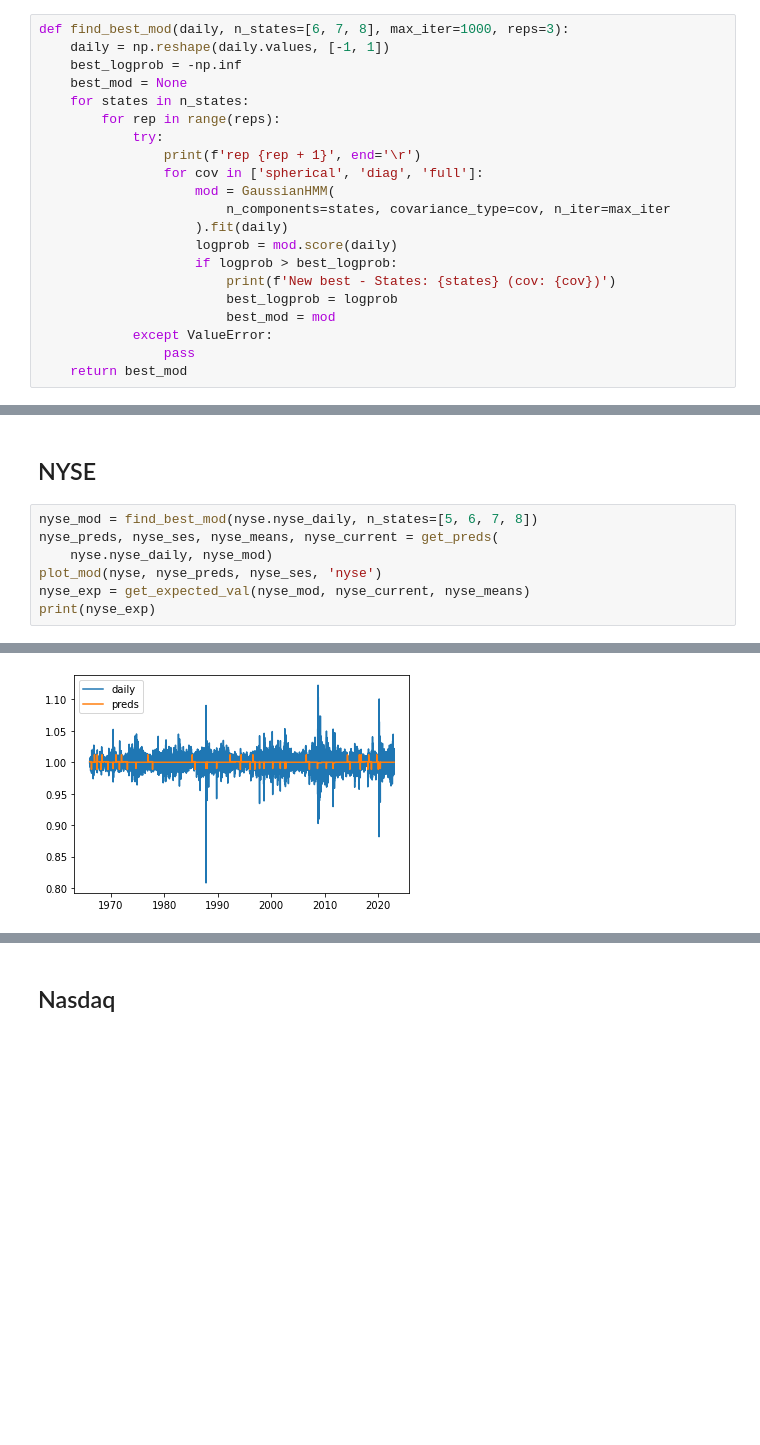
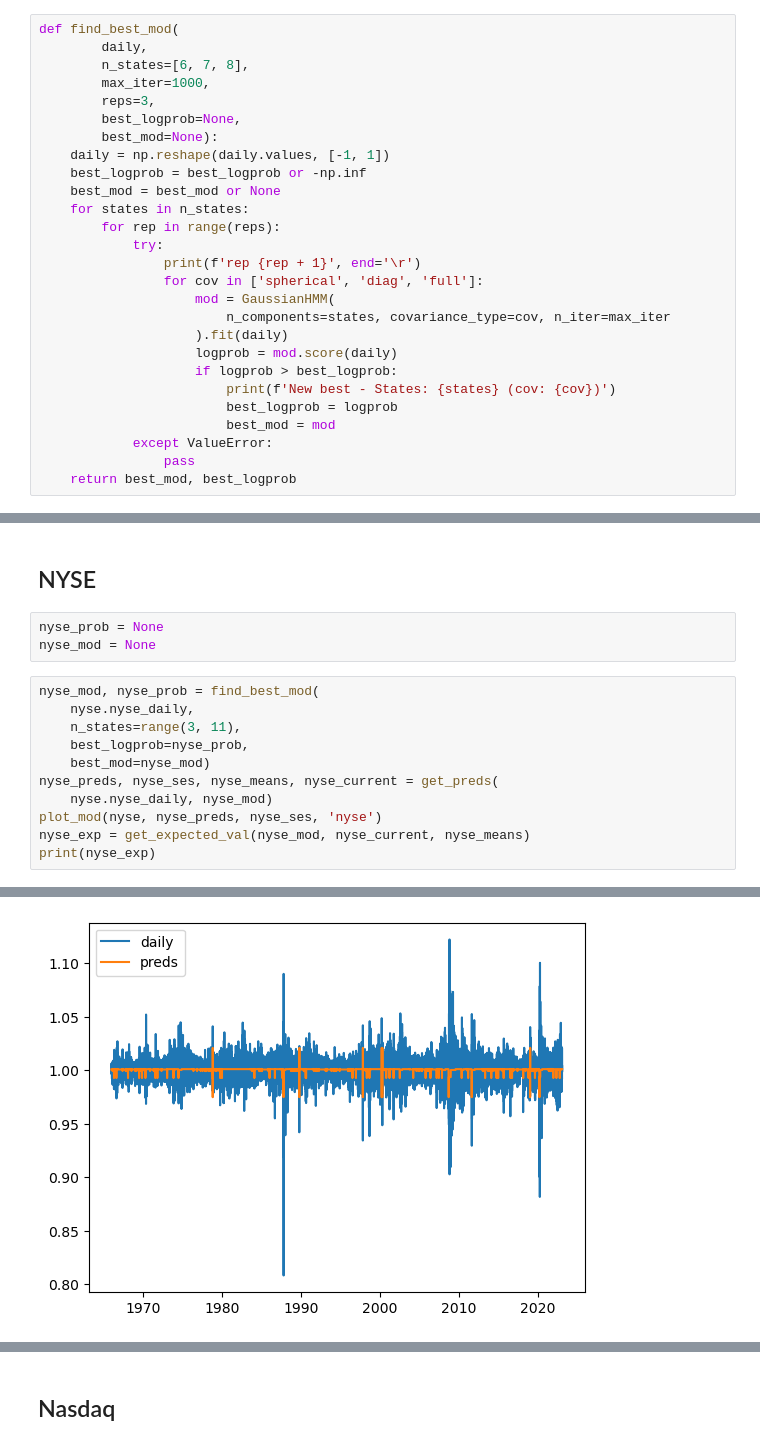
Before and after one commit to damiansp/marketModeling, a Jupyter notebook: notebooks/HMM.py.ipynb, the cells around one changed output, grey strips where cells are left out. Drawn from its saved outputs; the diff is of its cells as text; blank space fills up the shorter version.

```diff
--- a/notebooks/HMM.py.ipynb
+++ b/notebooks/HMM.py.ipynb
@@ -99,10 +101,16 @@ nas.head()
 | 1971-02-10 | 100.690002 | 0.999305 |
 | 1971-02-11 | 101.449997 | 1.007548 |
 # %%
-def find_best_mod(daily, n_states=[6, 7, 8], max_iter=1000, reps=3):
+def find_best_mod(
+        daily,
+        n_states=[6, 7, 8],
+        max_iter=1000,
+        reps=3,
+        best_logprob=None,
+        best_mod=None):
     daily = np.reshape(daily.values, [-1, 1])
-    best_logprob = -np.inf
-    best_mod = None
+    best_logprob = best_logprob or -np.inf
+    best_mod = best_mod or None
     for states in n_states:
         for rep in range(reps):
             try:
@@ -118,7 +126,7 @@ def find_best_mod(daily, n_states=[6, 7, 8], max_iter=1000, reps=3):
                         best_mod = mod
             except ValueError:
                 pass
-    return best_mod
+    return best_mod, best_logprob
 # %%
 def get_preds(daily, mod):
     daily = np.reshape(daily.values, [-1, 1])
@@ -174,7 +189,14 @@ New best - States: 4 (cov: full)
 # %% [markdown]
 ## NYSE
+# %%
+nyse_prob = None
+nyse_mod = None
 # %%
-nyse_mod = find_best_mod(nyse.nyse_daily, n_states=[5, 6, 7, 8])
+nyse_mod, nyse_prob = find_best_mod(
+    nyse.nyse_daily,
+    n_states=range(3, 11),
+    best_logprob=nyse_prob,
+    best_mod=nyse_mod)
 nyse_preds, nyse_ses, nyse_means, nyse_current = get_preds(
     nyse.nyse_daily, nyse_mod)
 plot_mod(nyse, nyse_preds, nyse_ses, 'nyse')
@@ -192 +211 @@ New best - States: 7 (cov: spherical)
-[figure, old version]
+[figure, new version]
```
Also changed, not shown: parts of 35 cells of this notebook, 14 other files.
